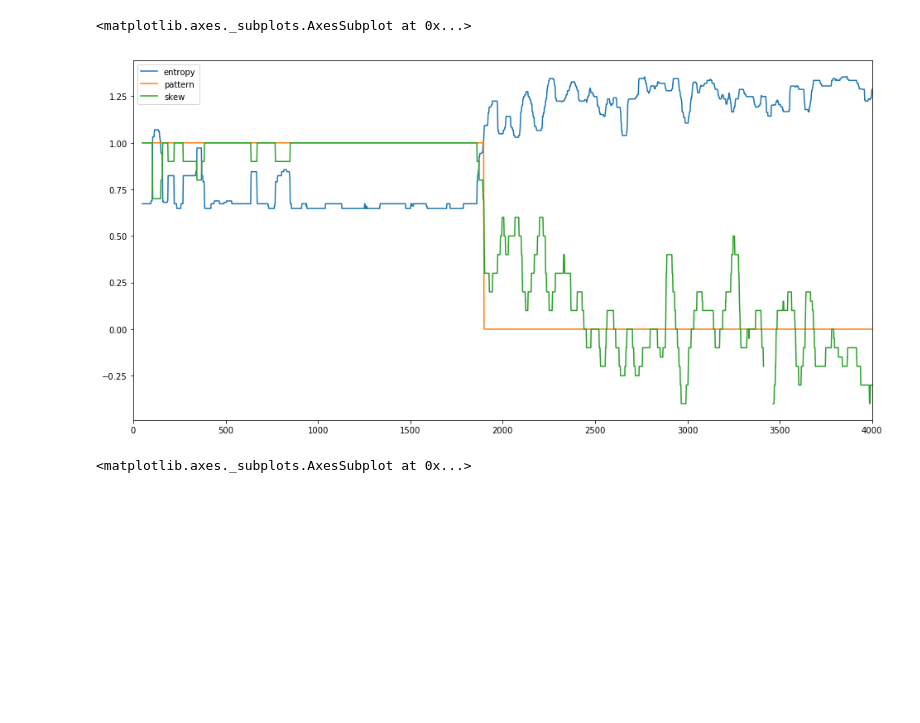
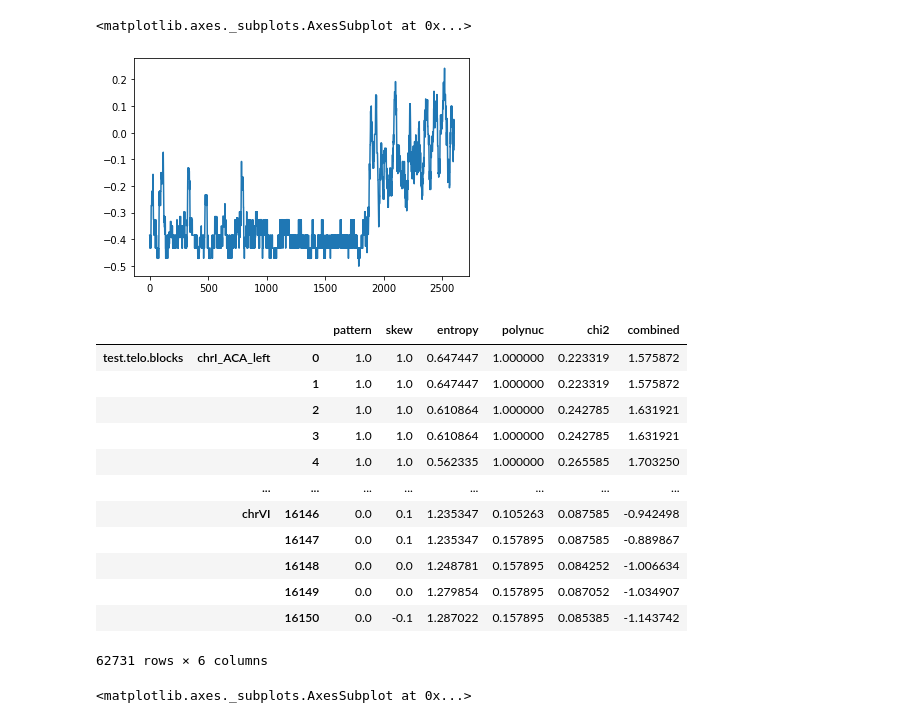
Before and after one commit to GillesFischerSorbonne/telofinder, a Jupyter notebook: src/python_script/analyse_telom_testing.ipynb, the cells around one changed output. Saved outputs shown, nothing was run; the diff lists cells and outputs as text; code cells hidden in the pictures; blank space fills up the shorter version.

Commit message:
add statistics (chi2, skew_norm)

```diff
--- a/src/python_script/analyse_telom_testing.ipynb
+++ b/src/python_script/analyse_telom_testing.ipynb
@@ -10,5 +10,5 @@ plt.rcParams['figure.figsize'] = (16, 8)
 
 %matplotlib inline
 # %%
-seq_df = atl.run_telofinder("../../misc/telo")
+seq_df = atl.run_telofinder("../../misc/test.telo.blocks.fasta")
 # %% [output]
@@ -69,8 +68,31 @@ a.head(10)
 # %%
-seq_df.loc["test.telo.blocks", "utg84"].loc[0:4000].rolling(50).median().plot()
+seq_df.loc["test.telo.blocks", "utg84"].loc[0:2600,"chi2"].plot()
 # %% [output]
 <matplotlib.axes._subplots.AxesSubplot at 0x...>
-[figure, old version]
+[figure, new version]
+# %%
+df = seq_df
+df.loc[:, "combined"] = (
+        df.loc[:, "chi2"]
+        + df.loc[:, "skew"]
+        + df.loc[:, "polynuc"]
+        - df.loc[:, "entropy"]
+    )
+df
+# %% [output]
+|  |  |  | pattern | skew | entropy | polynuc | chi2 | combined |
+| test.telo.blocks | chrI_ACA_left | 0 | 1.0 | 1.0 | 0.647447 | 1.000000 | 0.223319 | 1.575872 |
+|  |  | 1 | 1.0 | 1.0 | 0.647447 | 1.000000 | 0.223319 | 1.575872 |
+|  |  | 2 | 1.0 | 1.0 | 0.610864 | 1.000000 | 0.242785 | 1.631921 |
+|  |  | 3 | 1.0 | 1.0 | 0.610864 | 1.000000 | 0.242785 | 1.631921 |
+|  |  | 4 | 1.0 | 1.0 | 0.562335 | 1.000000 | 0.265585 | 1.703250 |
+|  | ... | ... | ... | ... | ... | ... | ... | ... |
+|  | chrVI | 16146 | 0.0 | 0.1 | 1.235347 | 0.105263 | 0.087585 | -0.942498 |
+|  |  | 16147 | 0.0 | 0.1 | 1.235347 | 0.157895 | 0.087585 | -0.889867 |
+|  |  | 16148 | 0.0 | 0.0 | 1.248781 | 0.157895 | 0.084252 | -1.006634 |
+|  |  | 16149 | 0.0 | 0.0 | 1.279854 | 0.157895 | 0.087052 | -1.034907 |
+|  |  | 16150 | 0.0 | -0.1 | 1.287022 | 0.157895 | 0.085385 | -1.143742 |
+62731 rows × 6 columns
 # %%
 seq_df.loc["test.telo.blocks", "utg84"].loc[0:4000].plot()
 # %% [output]
```
Also changed, not shown: parts of 7 cells of this notebook, 1 other file.
